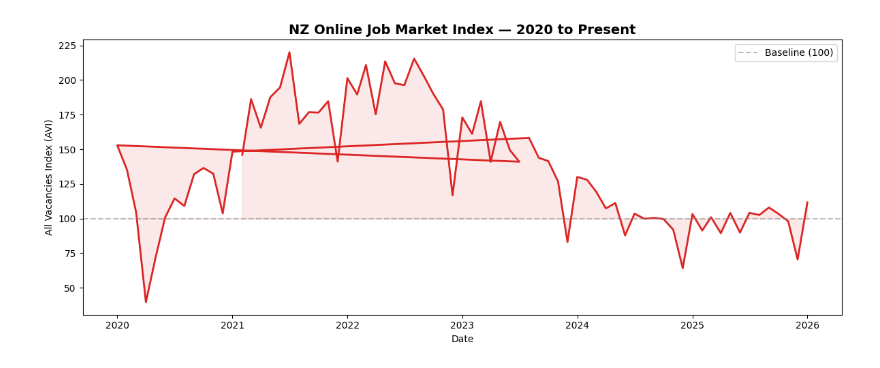
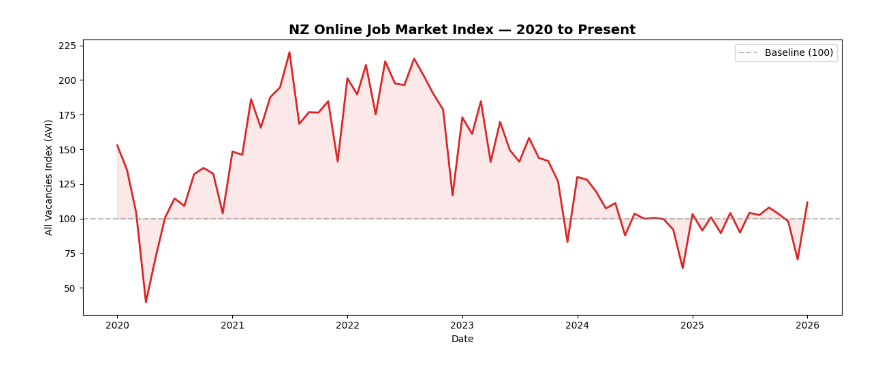
Before and after one commit to capn1marmota/auckland-job-tracker, a Jupyter notebook: notebooks/01_exploration.ipynb, the cells around one changed output. Drawn from its saved outputs; the diff is of its cells as text; code cells hidden in the pictures.

```diff
--- a/notebooks/01_exploration.ipynb
+++ b/notebooks/01_exploration.ipynb
@@ -68,22 +68,22 @@ Max: $280,000
 Median: $110,000
 # %%
 mbie["actual_date"] = pd.to_datetime(mbie["actual_date"])
-mbie_recent = mbie[mbie["actual_date"] >= "2020-01-01"].copy()
+mbie_recent = mbie[mbie["actual_date"] >= "2020-01-01"].sort_values("actual_date").copy()
 
 fig, ax = plt.subplots(figsize=(12, 5))
 ax.plot(mbie_recent["actual_date"], mbie_recent["totals"], color="#dc2626", linewidth=2)
 ax.axhline(y=100, color="gray", linestyle="--", alpha=0.5, label="Baseline (100)")
 ax.fill_between(mbie_recent["actual_date"], mbie_recent["totals"], 100,
                 alpha=0.1, color="#dc2626")
 ax.set_title("NZ Online Job Market Index — 2020 to Present", fontsize=14, fontweight="bold")
 ax.set_xlabel("Date")
 ax.set_ylabel("All Vacancies Index (AVI)")
 ax.legend()
 plt.tight_layout()
 plt.savefig("data/market_trend.png", dpi=150)
 plt.show()
 # %% [output]
-[figure, old version]
+[figure, new version]
 # %%
 # Filter out clearly wrong salaries (anything under $30,000 is not an annual NZ salary)
 salary_df = jobs[
```
Also changed, not shown: parts of 9 cells of this notebook, 1 other file.
